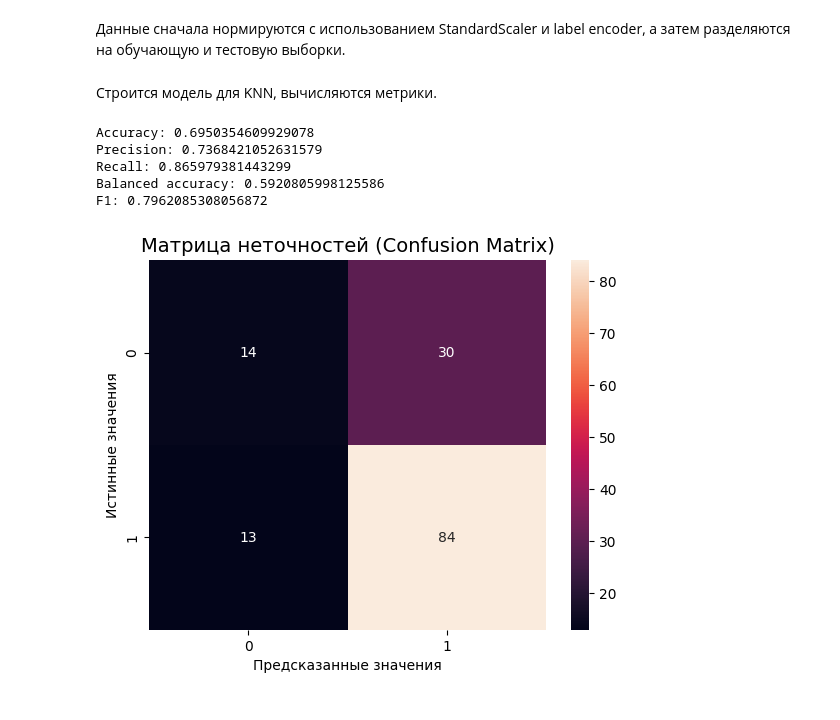
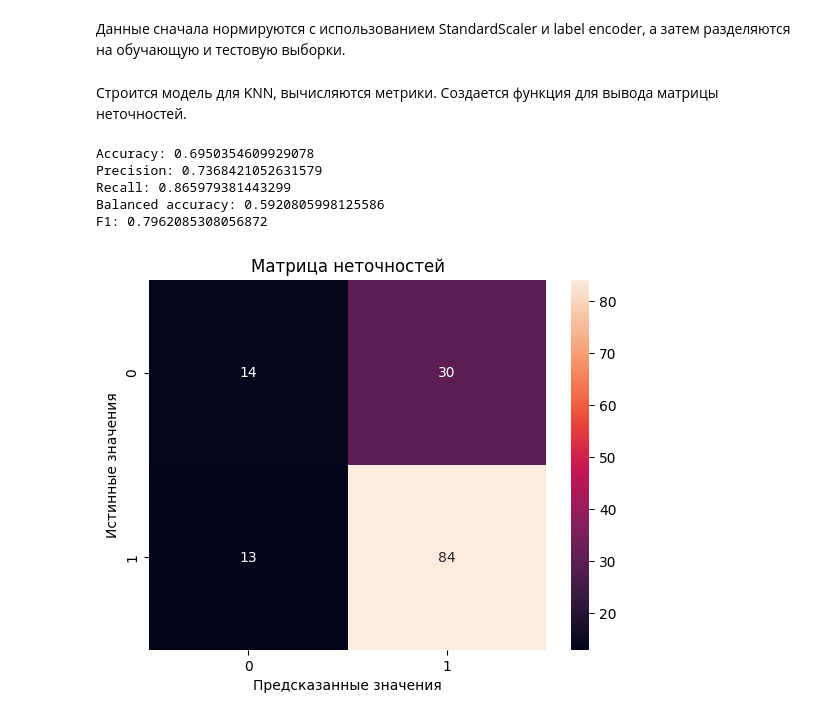
Before and after one commit to MaksimLevchenko/data_analyze_5, a Jupyter notebook: Lr5.ipynb, the cells around one changed output. Saved outputs shown, nothing was run; the diff lists cells and outputs as text; code cells hidden in the pictures.

```diff
--- a/Lr5.ipynb
+++ b/Lr5.ipynb
@@ -105,32 +113,35 @@ x_train, x_test, y_train, y_test = train_test_split(
     x_scaled, y, test_size=0.25, random_state=0
 )
 # %% [markdown]
-Строится модель для KNN, вычисляются метрики.
+Строится модель для KNN, вычисляются метрики. Создается функция для вывода матрицы неточностей.
 # %%
-
-model = KNeighborsClassifier()
-model.fit(x_train, y_train)
-y_pred = model.predict(x_test)
-knn_probs = model.predict_proba(x_test)[:, 1]
-knn_fpr, knn_tpr, thresholds = roc_curve(y_test, knn_probs)
-knn_auc = roc_auc_score(y_test, knn_probs)
-
-matrix = confusion_matrix(y_test, y_pred)
-sns.heatmap(matrix, annot=True)
-plt.title("Матрица неточностей (Confusion Matrix)", fontsize=14);
-plt.ylabel('Истинные значения')
-plt.xlabel('Предсказанные значения')
+def show_matrix(y_test, y_pred):
+	matrix = confusion_matrix(y_test, y_pred)
+	sns.heatmap(matrix, annot=True)
+	plt.title("Матрица неточностей");
+	plt.ylabel('Истинные значения')
+	plt.xlabel('Предсказанные значения')
 
 
-print('Accuracy:', accuracy_score(y_test, y_pred))
-print('Precision:', precision_score(y_test, y_pred))
-print('Recall:', recall_score(y_test, y_pred))
-print('Balanced accuracy:', balanced_accuracy_score(y_test, y_pred))
-print('F1:', f1_score(y_test, y_pred))
+	print('Accuracy:', accuracy_score(y_test, y_pred))
+	print('Precision:', precision_score(y_test, y_pred))
+	print('Recall:', recall_score(y_test, y_pred))
+	print('Balanced accuracy:', balanced_accuracy_score(y_test, y_pred))
+	print('F1:', f1_score(y_test, y_pred))
-# %% [output]
-Accuracy: 0.6950354609929078
-Precision: 0.7368421052631579
-Recall: 0.865979381443299
-Balanced accuracy: 0.5920805998125586
-F1: 0.7962085308056872
-[figure, removed]
+# %%
+
+model = KNeighborsClassifier()
+model.fit(x_train, y_train)
+y_pred = model.predict(x_test)
+knn_probs = model.predict_proba(x_test)[:, 1]
+knn_fpr, knn_tpr, thresholds = roc_curve(y_test, knn_probs)
+knn_auc = roc_auc_score(y_test, knn_probs)
+
+show_matrix(y_test, y_pred)
+# %% [output]
+Accuracy: 0.6950354609929078
+Precision: 0.7368421052631579
+Recall: 0.865979381443299
+Balanced accuracy: 0.5920805998125586
+F1: 0.7962085308056872
+[figure, added]
```
Also changed, not shown: parts of 15 cells of this notebook.
